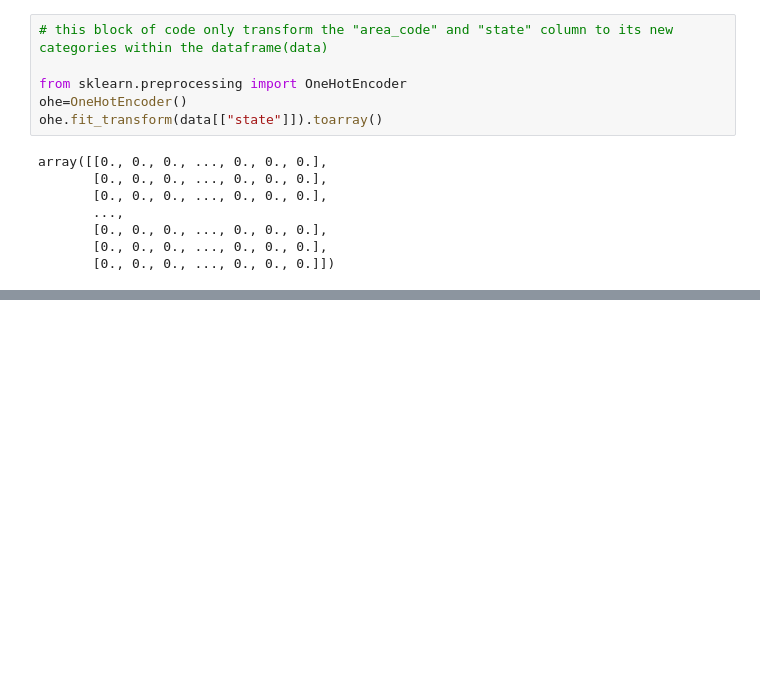
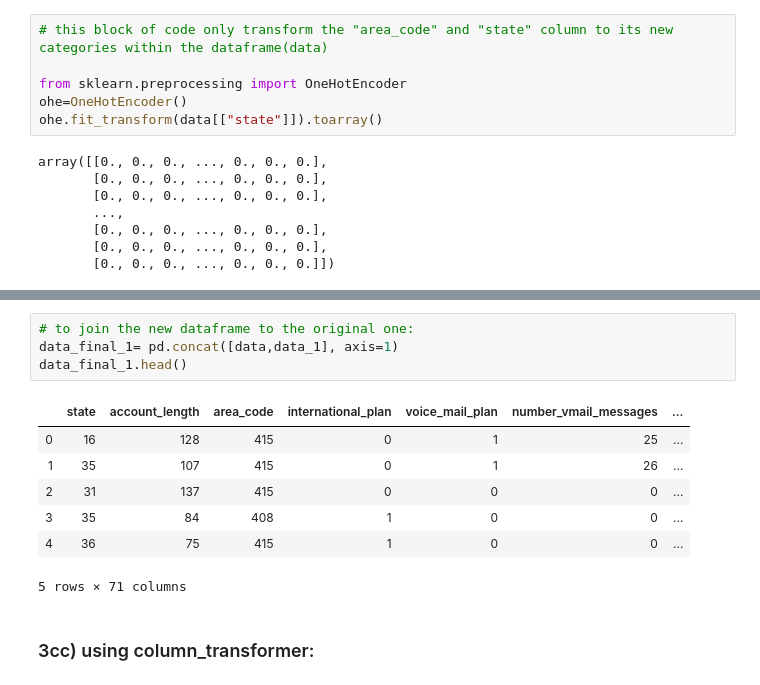
Before and after one commit to FarnazG/CodeReviews, a Jupyter notebook: dataTypeConversion.ipynb, the cells around one changed output, grey strips where cells are left out. Saved outputs shown, nothing was run; the diff lists cells and outputs as text; blank space fills up the shorter version.

```diff
--- a/dataTypeConversion.ipynb
+++ b/dataTypeConversion.ipynb
@@ -256,0 +270,14 @@ array([[0., 0., 0., ..., 0., 0., 0.],
+# %%
+# to join the new dataframe to the original one:
+data_final_1= pd.concat([data,data_1], axis=1)
+data_final_1.head()
+# %% [output]
+|  | state | account_length | area_code | international_plan | voice_mail_plan | number_vmail_messages | ... |
+| 0 | 16 | 128 | 415 | 0 | 1 | 25 | ... |
+| 1 | 35 | 107 | 415 | 0 | 1 | 26 | ... |
+| 2 | 31 | 137 | 415 | 0 | 0 | 0 | ... |
+| 3 | 35 | 84 | 408 | 1 | 0 | 0 | ... |
+| 4 | 36 | 75 | 415 | 1 | 0 | 0 | ... |
+5 rows × 71 columns
+# %% [markdown]
+### 3cc) using column_transformer:
```
Also changed, not shown: parts of 6 cells of this notebook.
